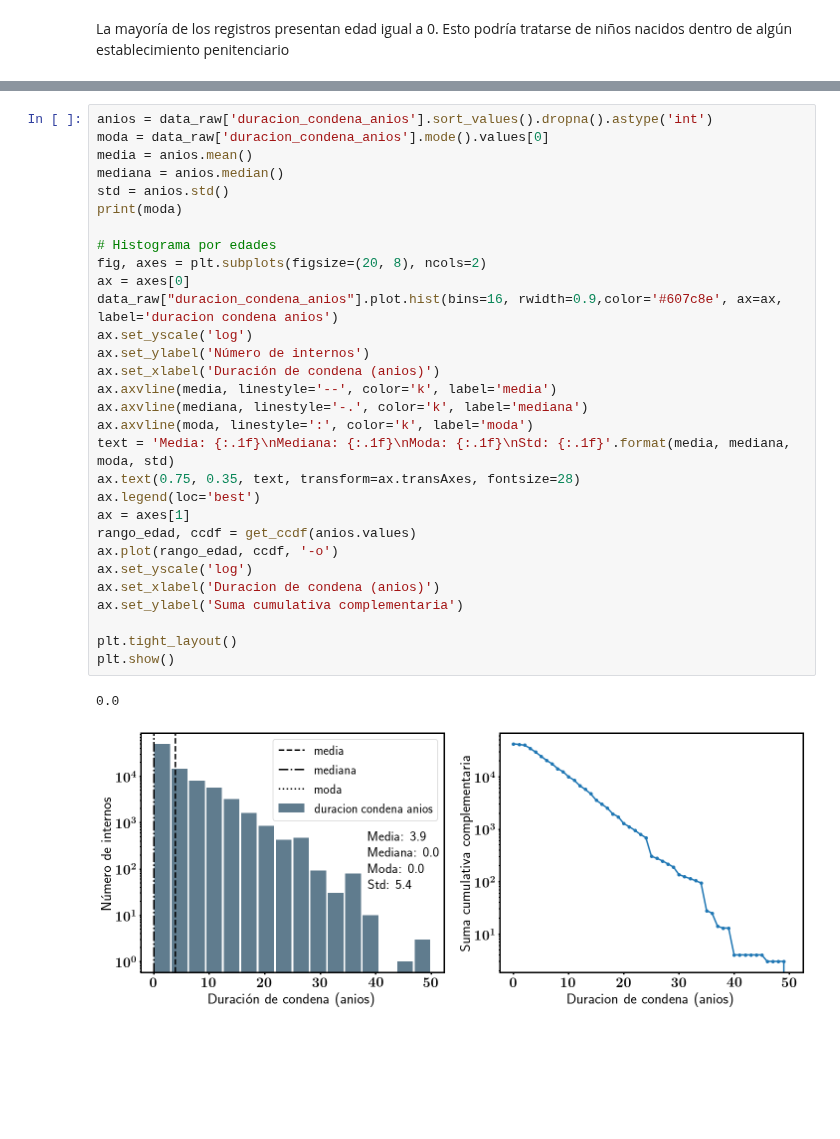
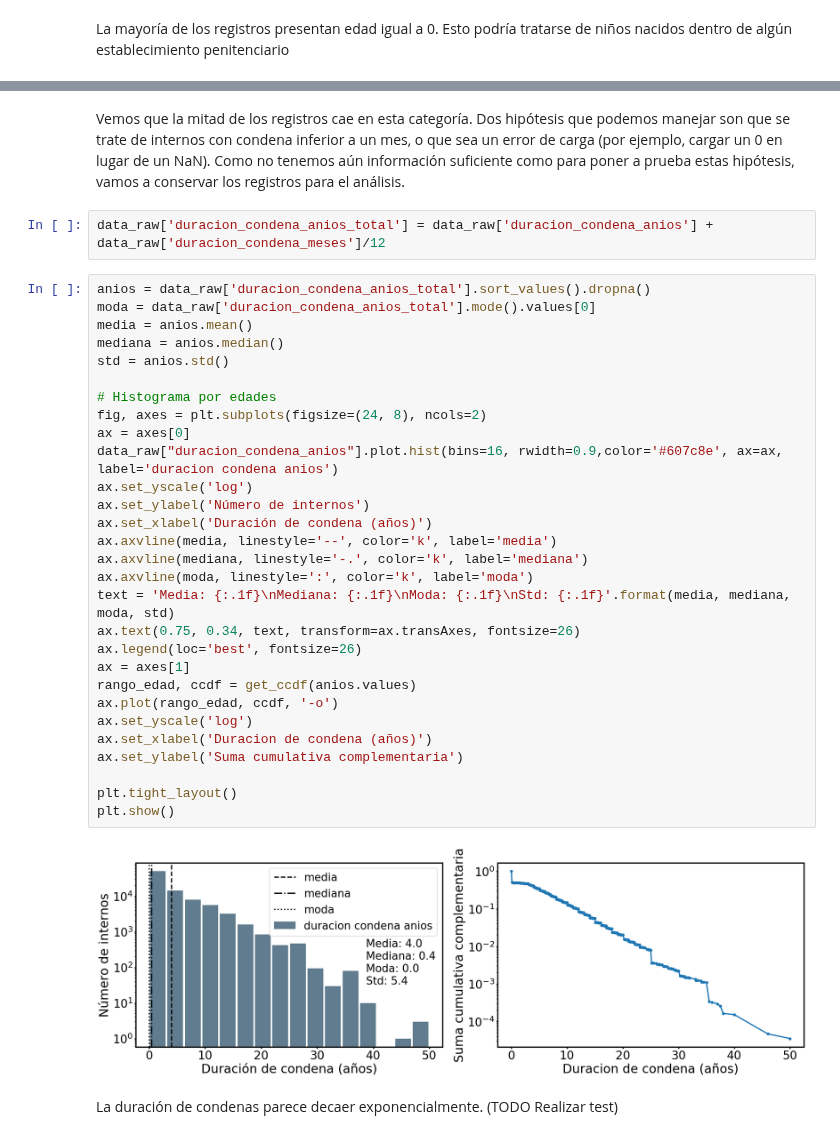
Before and after one commit to nahuelalmeira/poblacionPenal, a Jupyter notebook: VisualizacionYAnalisis/DiploDatos_PoblacionPenitenciariaArgentina_VyA.ipynb, the cells around one changed output, grey strips where cells are left out. Cells and saved outputs as stored; diff of their text form; blank space fills up the shorter version.

Commit message:
Agrego mas analisis de duracion de condena

```diff
--- a/VisualizacionYAnalisis/DiploDatos_PoblacionPenitenciariaArgentina_VyA.ipynb
+++ b/VisualizacionYAnalisis/DiploDatos_PoblacionPenitenciariaArgentina_VyA.ipynb
@@ -289,33 +352,37 @@ La mayoría de los registros presentan edad igual a 0. Esto podría tratarse de
+# %% [markdown]
+Vemos que la mitad de los registros cae en esta categoría. Dos hipótesis que podemos manejar son que se trate de internos con condena inferior a un mes, o que sea un error de carga (por ejemplo, cargar un 0 en lugar de un NaN). Como no tenemos aún información suficiente como para poner a prueba estas hipótesis, vamos a conservar los registros para el análisis.
+# %%
+data_raw['duracion_condena_anios_total'] = data_raw['duracion_condena_anios'] + data_raw['duracion_condena_meses']/12
 # %%
-anios = data_raw['duracion_condena_anios'].sort_values().dropna().astype('int')
-moda = data_raw['duracion_condena_anios'].mode().values[0]
+anios = data_raw['duracion_condena_anios_total'].sort_values().dropna()
+moda = data_raw['duracion_condena_anios_total'].mode().values[0]
 media = anios.mean()
 mediana = anios.median()
 std = anios.std()
-print(moda)
 
 # Histograma por edades
-fig, axes = plt.subplots(figsize=(20, 8), ncols=2)
+fig, axes = plt.subplots(figsize=(24, 8), ncols=2)
 ax = axes[0]
 data_raw["duracion_condena_anios"].plot.hist(bins=16, rwidth=0.9,color='#607c8e', ax=ax, label='duracion condena anios')
 ax.set_yscale('log')
 ax.set_ylabel('Número de internos')
-ax.set_xlabel('Duración de condena (anios)')
+ax.set_xlabel('Duración de condena (años)')
 ax.axvline(media, linestyle='--', color='k', label='media')
 ax.axvline(mediana, linestyle='-.', color='k', label='mediana')
 ax.axvline(moda, linestyle=':', color='k', label='moda')
 text = 'Media: {:.1f}\nMediana: {:.1f}\nModa: {:.1f}\nStd: {:.1f}'.format(media, mediana, moda, std)
-ax.text(0.75, 0.35, text, transform=ax.transAxes, fontsize=28)
-ax.legend(loc='best')
+ax.text(0.75, 0.34, text, transform=ax.transAxes, fontsize=26)
+ax.legend(loc='best', fontsize=26)
 ax = axes[1]
 rango_edad, ccdf = get_ccdf(anios.values)
 ax.plot(rango_edad, ccdf, '-o')
 ax.set_yscale('log')
-ax.set_xlabel('Duracion de condena (anios)')
+ax.set_xlabel('Duracion de condena (años)')
 ax.set_ylabel('Suma cumulativa complementaria')
 
 plt.tight_layout()
 plt.show()
 # %% [output]
-0.0
-[figure, old version]
+[figure, new version]
+# %% [markdown]
+La duración de condenas parece decaer exponencialmente. (TODO Realizar test)
```
Also changed, not shown: parts of 15 cells of this notebook, 1 other file.
